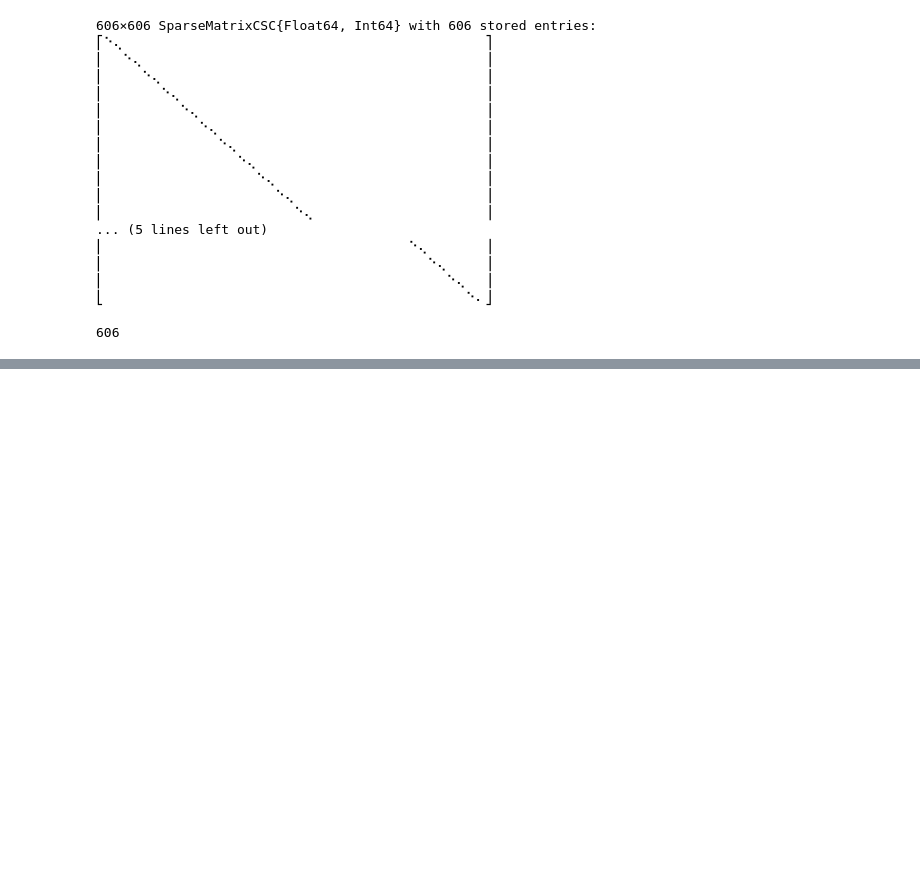
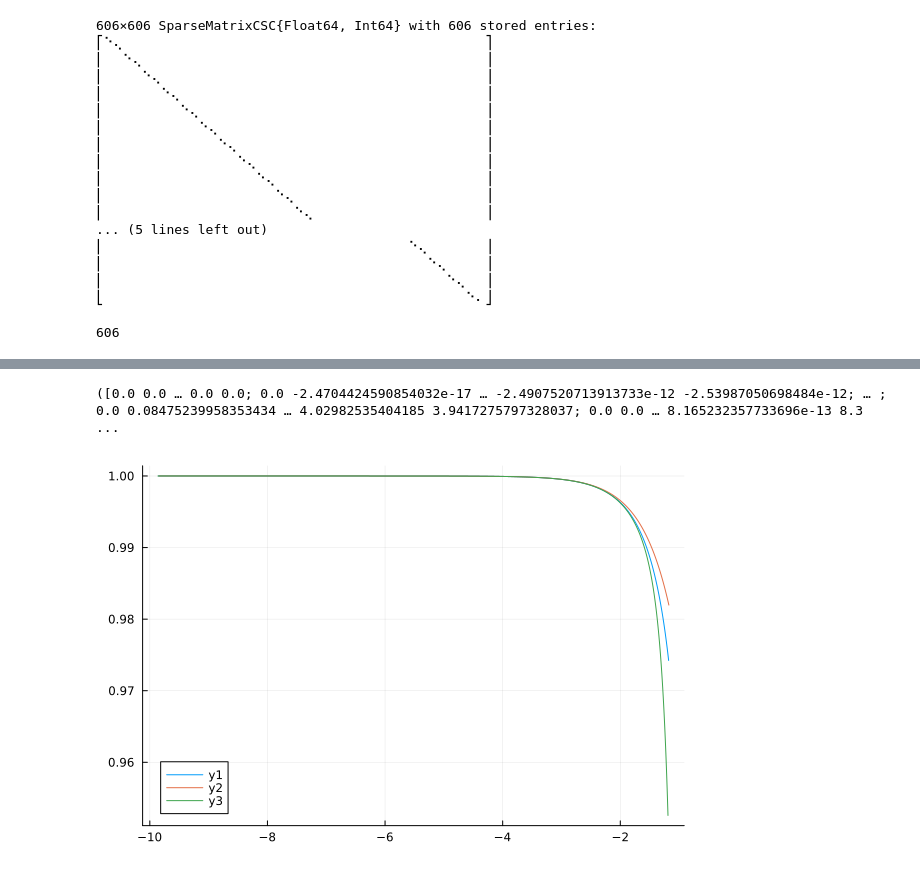
Before and after one commit to perebalazs/LowLevelFEM.jl, a Jupyter notebook: examples/wave_propagation_1D.ipynb, the cells around one changed output, grey strips where cells are left out. Saved outputs shown, nothing was run; the diff lists cells and outputs as text; code cells hidden in the pictures; blank space fills up the shorter version.

```diff
--- a/examples/wave_propagation_1D.ipynb
+++ b/examples/wave_propagation_1D.ipynb
@@ -280,0 +202,15 @@ plot(plt)
+# %%
+u11, v11, t11 = FEM.HHT(K, M, f, u0, v0, 1000Δt1, Δt1, α=α, δ=δ)
+u12, v12, t12 = FEM.HHT(K, M, f, u0, v0, 1000Δt2, Δt2, α=α, δ=δ)
+u13, v13, t13 = FEM.HHT(K, M, f, u0, v0, 1000Δt3, Δt3, α=α, δ=δ)
+# %% [output]
+([0.0 0.0 … 0.0 0.0; 0.0 -2.4704424590854032e-17 … -2.4907520713913733e-12 -2.53987050698484e-12; … ; 0.0 0.08475239958353434 … 4.02982535404185 3.9417275797328037; 0.0 0.0 … 8.165232357733696e-13 8.3 ...
+# %%
+plt1 = FEM.CDMaccuracyAnalysis(ωₘᵢₙ, ωₘₐₓ, Δt1, "SR", n=1000, ξ=ξ1)
+plt2 = FEM.CDMaccuracyAnalysis(ωₘᵢₙ, ωₘₐₓ, Δt2, "SR", n=1000, ξ=ξ2)
+plt3 = FEM.CDMaccuracyAnalysis(ωₘᵢₙ, ωₘₐₓ, Δt3, "SR", n=1000, ξ=ξ3)
+plot(plt1)
+plot!(plt2)
+plot!(plt3)
+# %% [output]
+[figure, added]
```
Also changed, not shown: parts of 60 cells of this notebook, 5 other files.
